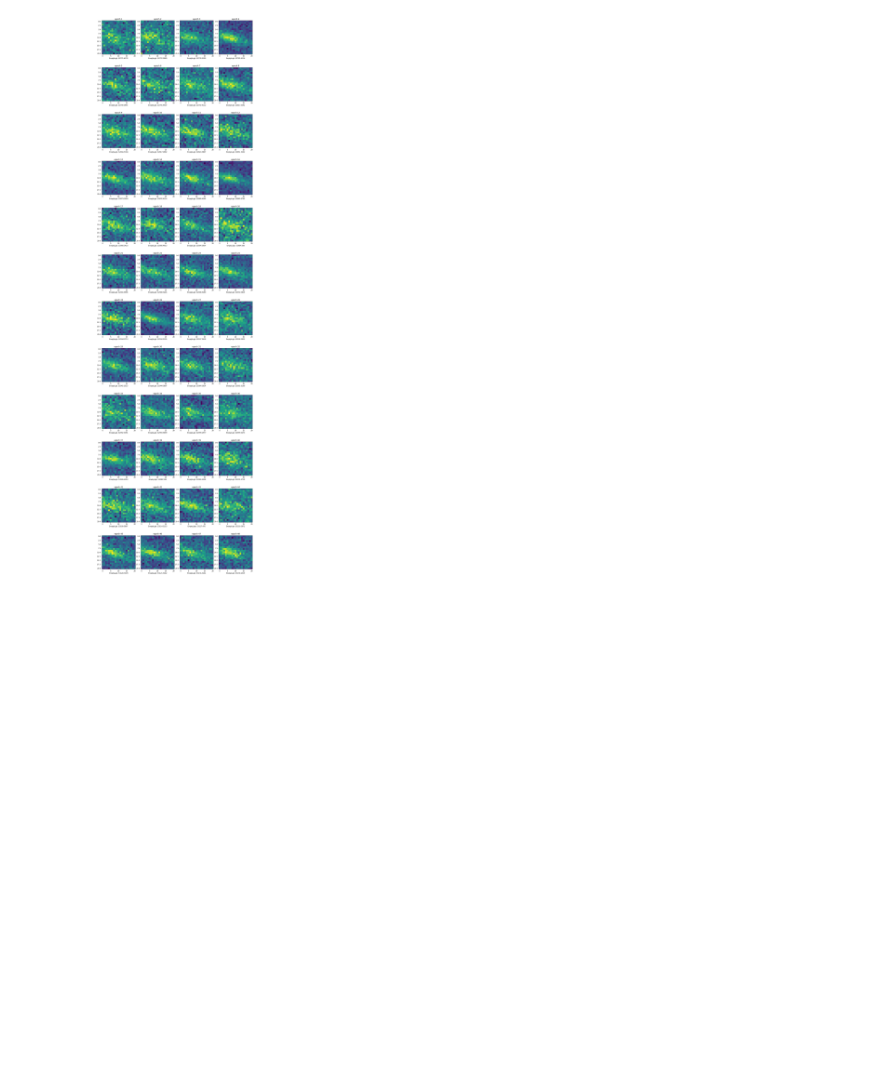
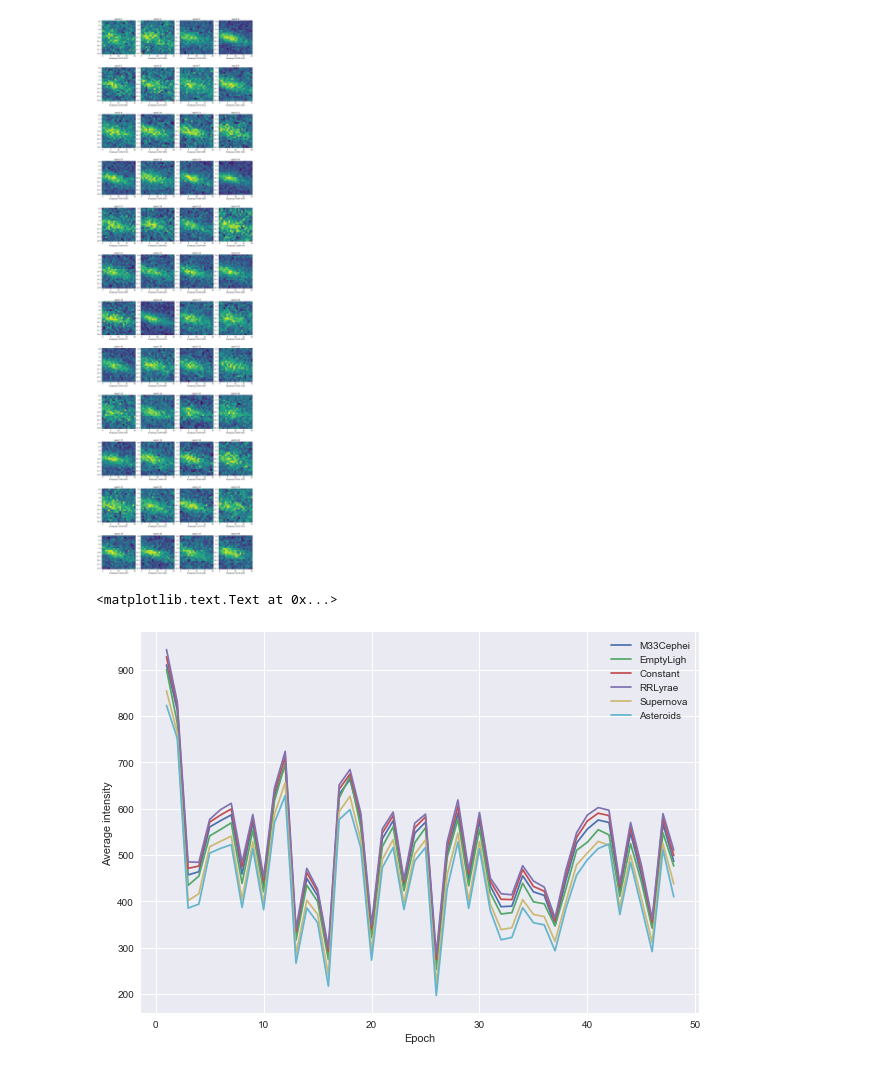
Before and after one commit to xuefeng7/AC209---final-project, a Jupyter notebook: src/data_preprocessing.ipynb, the cells around one changed output. Saved outputs shown, nothing was run; the diff lists cells and outputs as text; code cells hidden in the pictures; blank space fills up the shorter version.

Commit message:
add graphs

```diff
--- a/src/data_preprocessing.ipynb
+++ b/src/data_preprocessing.ipynb
@@ -83,3 +85,17 @@ show_sample_trajectory(images[21], labels[21], obs_days)
 show_sample_trajectory(images[6], labels[6], obs_days)
 # %% [output]
 [figure]
+# %%
+plt.figure(figsize=(10,7))
+for label in set(labels):
+    images_l = images[labels==label, :, :, :]
+    print(images_1[0,0,0,:])
+    means = np.mean(images_l, axis=(0,1,2))
+    plt.plot(range(1,49), means, label=label)
+
+plt.legend()
+plt.xlabel('Epoch')
+plt.ylabel('Average intensity')
+# %% [output]
+<matplotlib.text.Text at 0x...>
+[figure, added]
```
Also changed, not shown: parts of 3 cells of this notebook.
